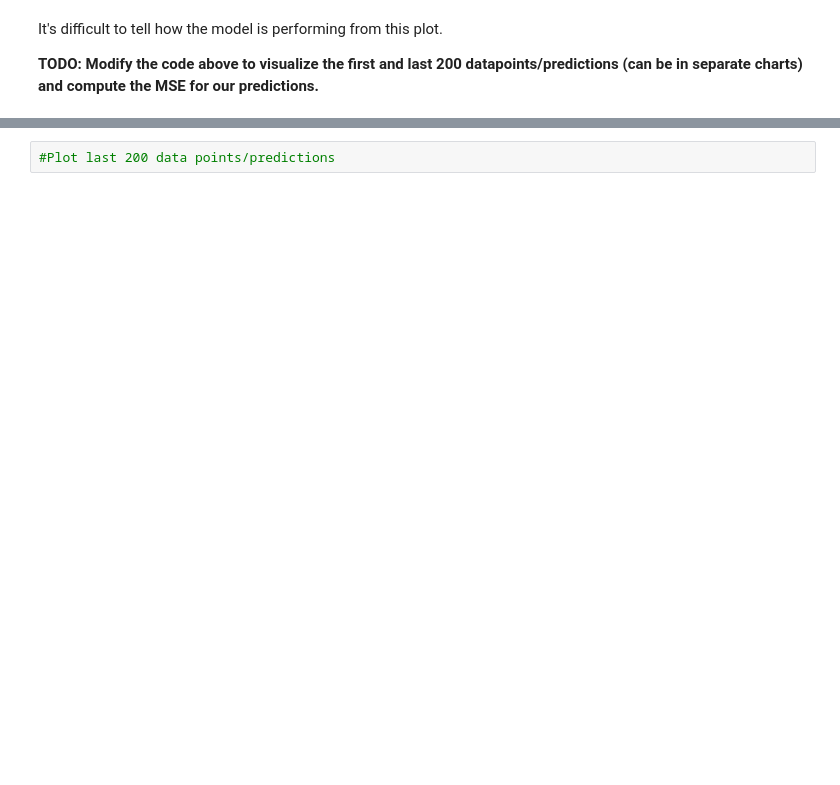
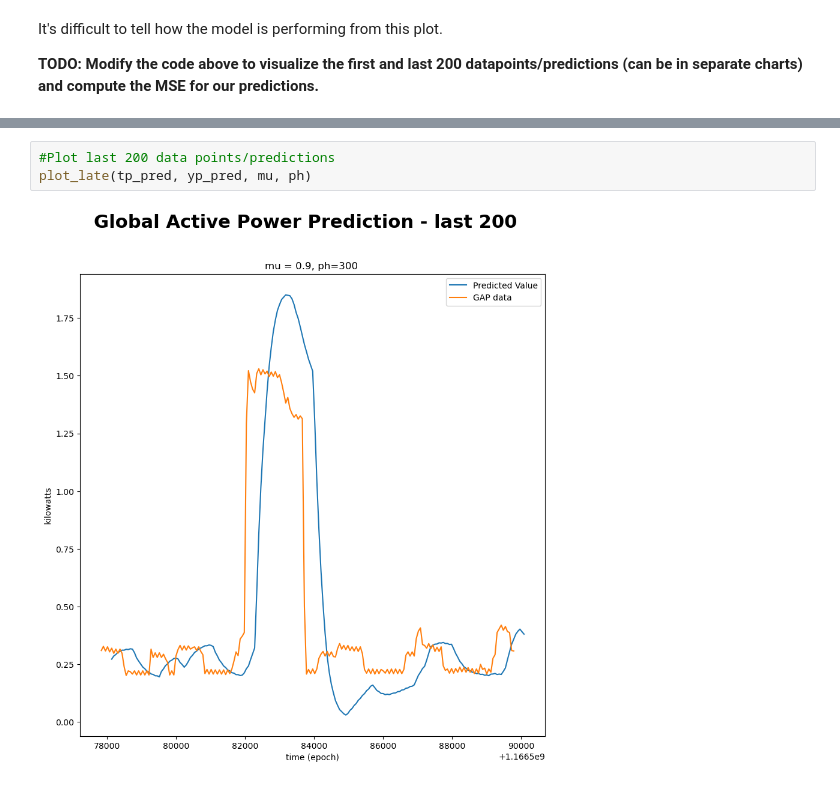
Before and after one commit to omarsagoo/aai-iot-linear-regression, a Jupyter notebook: Linear Regression IoT.ipynb, the cells around one changed output, grey strips where cells are left out. Drawn from its saved outputs; the diff is of its cells as text; blank space fills up the shorter version.

```diff
--- a/Linear Regression IoT.ipynb
+++ b/Linear Regression IoT.ipynb
@@ -119,5 +166,8 @@ It's difficult to tell how the model is performing from this plot.
 # %%
 #Plot last 200 data points/predictions
+plot_late(tp_pred, yp_pred, mu, ph)
+# %% [output]
+[figure, added]
 # %%
 #Calculate MSE of predictions
 print("MSE is", mse(ys['Global_active_power'][ph_index:5000+ph_index-1],yp_pred))
```
Also changed, not shown: parts of 39 cells of this notebook, 3 other files.
